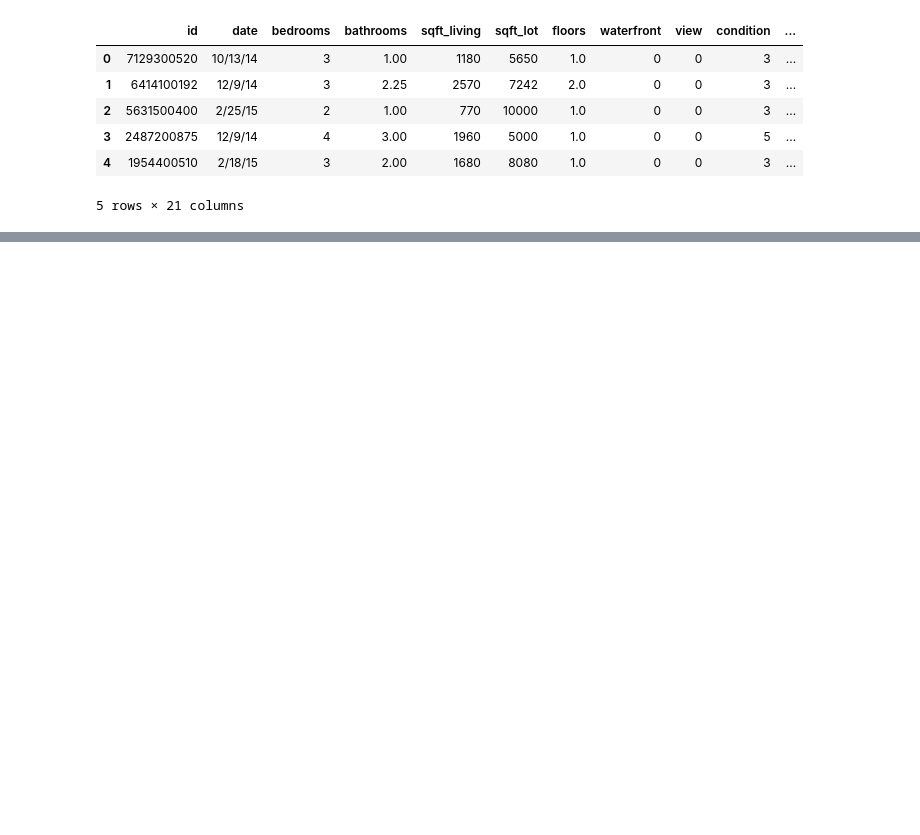
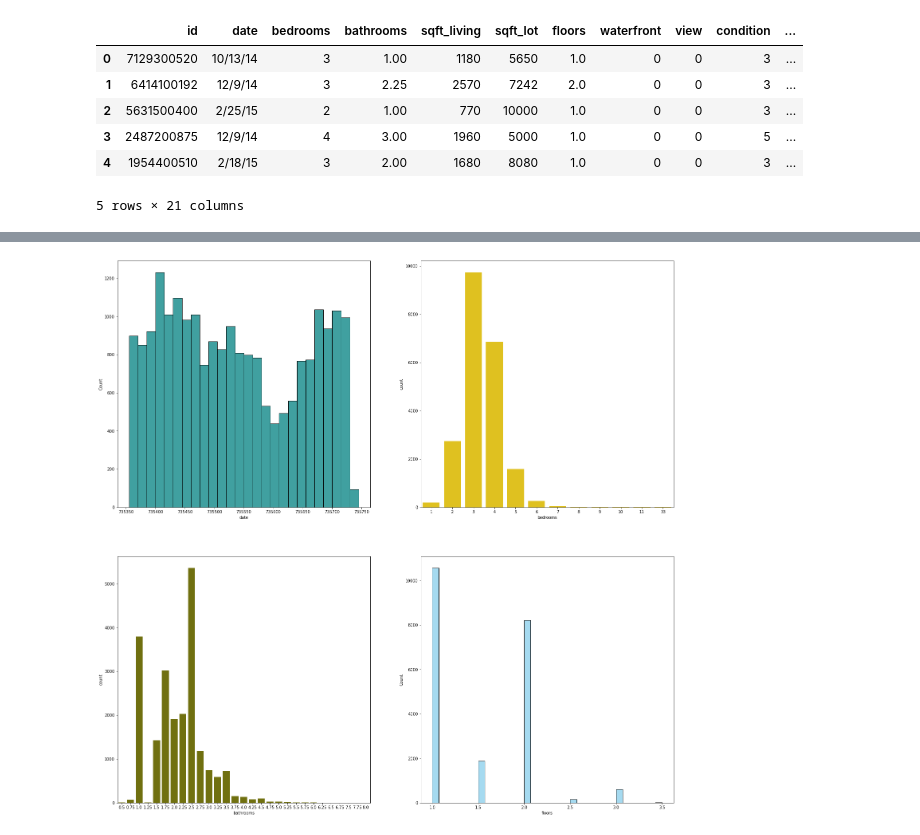
Before and after one commit to Caparisun/Linear_Regression_Project, a Jupyter notebook: Notebooks_and_data/Refinement.ipynb, the cells around one changed output, grey strips where cells are left out. Saved outputs shown, nothing was run; the diff lists cells and outputs as text; code cells hidden in the pictures; blank space fills up the shorter version.

```diff
--- a/Notebooks_and_data/Refinement.ipynb
+++ b/Notebooks_and_data/Refinement.ipynb
@@ -46,0 +232,3 @@ df.head()
+# %%
+# dropping columns as outlined above
+df_drop=df_drop.drop(['sqft_living', 'sqft_lot15', 'zipcode', 'condition'], axis = 1)
@@ -46,0 +245,3 @@ df.head()
+# %%
+#switiching variables again because i'm lazy
+df=df_drop
@@ -46,0 +255,10 @@ df.head()
+# %%
+# take a look at distribution of variables
+
+f, axes = plt.subplots(2, 2, figsize=(25, 25), sharex=False);
+sns.histplot(x=df["date"] , color="teal", ax=axes[0, 0]);
+sns.countplot(x=df["bedrooms"] , color="gold", ax=axes[0, 1]);
+sns.countplot(x=df["bathrooms"], color="olive", ax=axes[1, 0]);
+sns.histplot(x=df["floors"] , color="skyblue", ax=axes[1, 1]);
+# %% [output]
+[figure, added]
```
Also changed, not shown: parts of 105 cells of this notebook, 1 other file.
